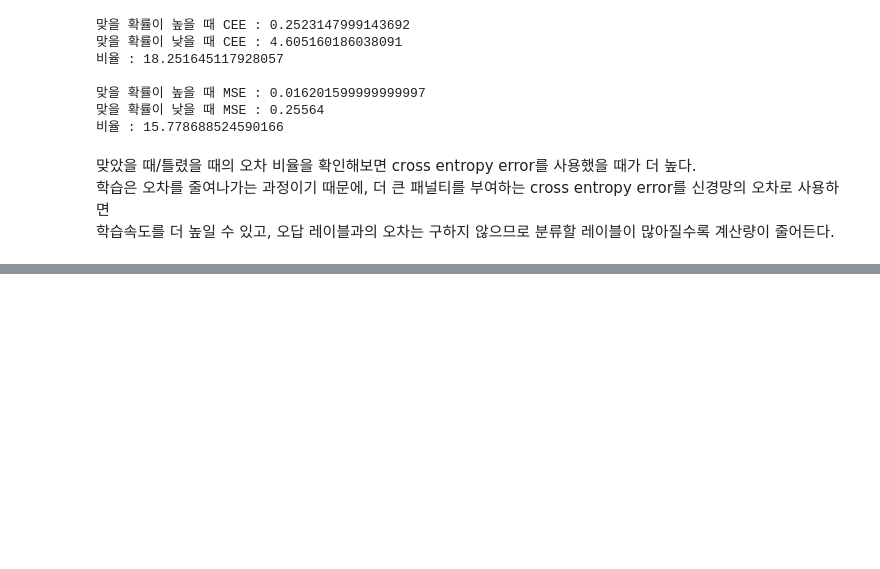
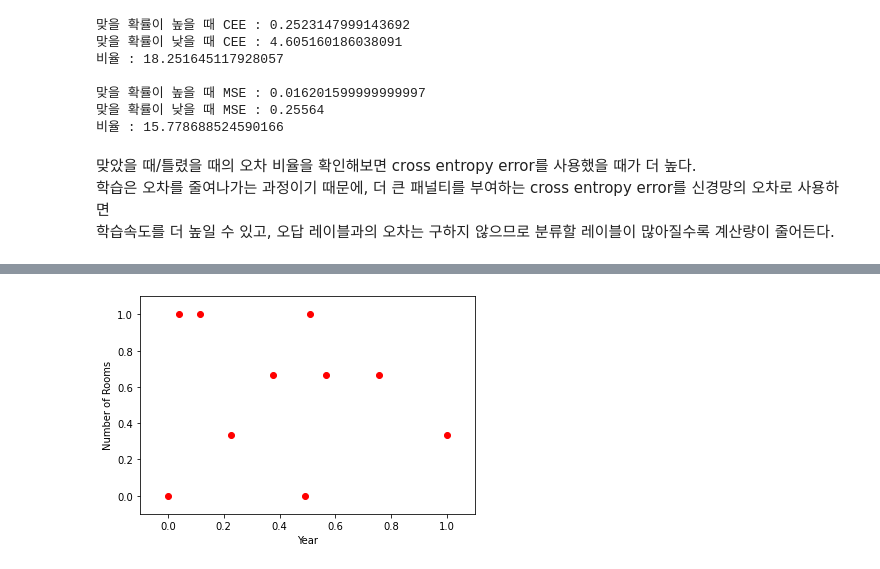
Before and after one commit to yeon93/Euddeum_ML_book_review, a Jupyter notebook: 12_deep_learning.ipynb, the cells around one changed output, grey strips where cells are left out. Saved outputs shown, nothing was run; the diff lists cells and outputs as text; code cells hidden in the pictures; blank space fills up the shorter version.

```diff
--- a/12_deep_learning.ipynb
+++ b/12_deep_learning.ipynb
@@ -206,0 +236,12 @@ print('비율 :', mse(wrong_y_pred, target) / mse(correct_y_pred, target))
+# %%
+scaler = MinMaxScaler()
+year_norm = scaler.fit_transform(year[:, np.newaxis])   #(10, 1)
+rooms_norm = scaler.fit_transform(rooms[:, np.newaxis]) #(10, 1)
+
+plt.scatter(year_norm, rooms_norm, c='r')
+plt.ylim(-0.1, 1.1)
+plt.xlim(-0.1, 1.1)
+plt.xlabel('Year')
+plt.ylabel('Number of Rooms');
+# %% [output]
+[figure, added]
```
Also changed, not shown: parts of 24 cells of this notebook.
